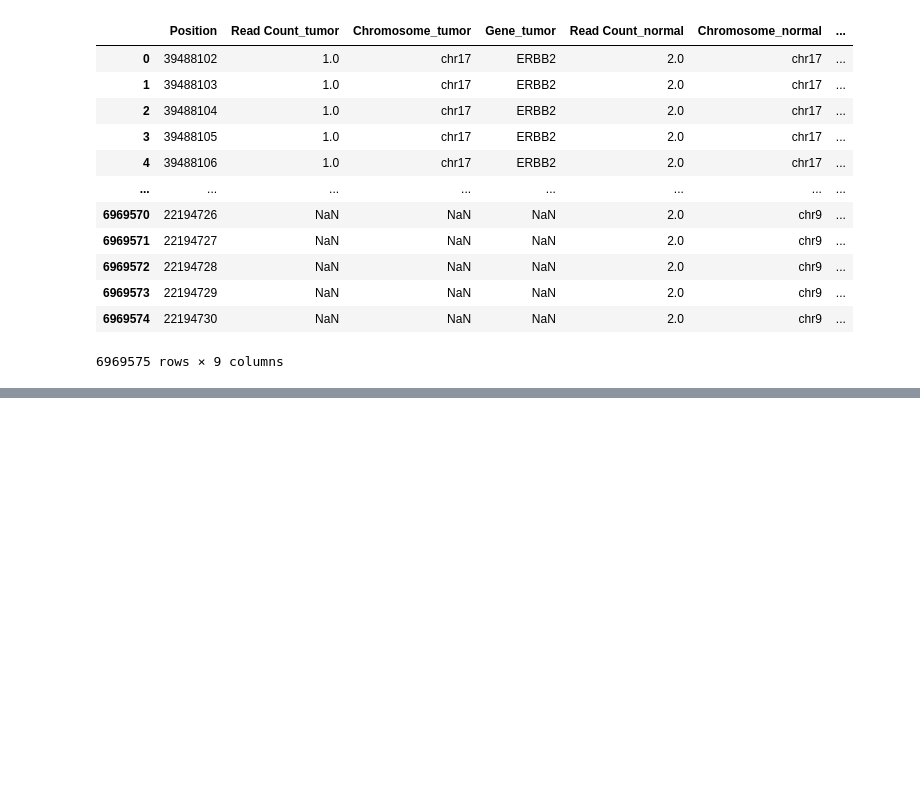
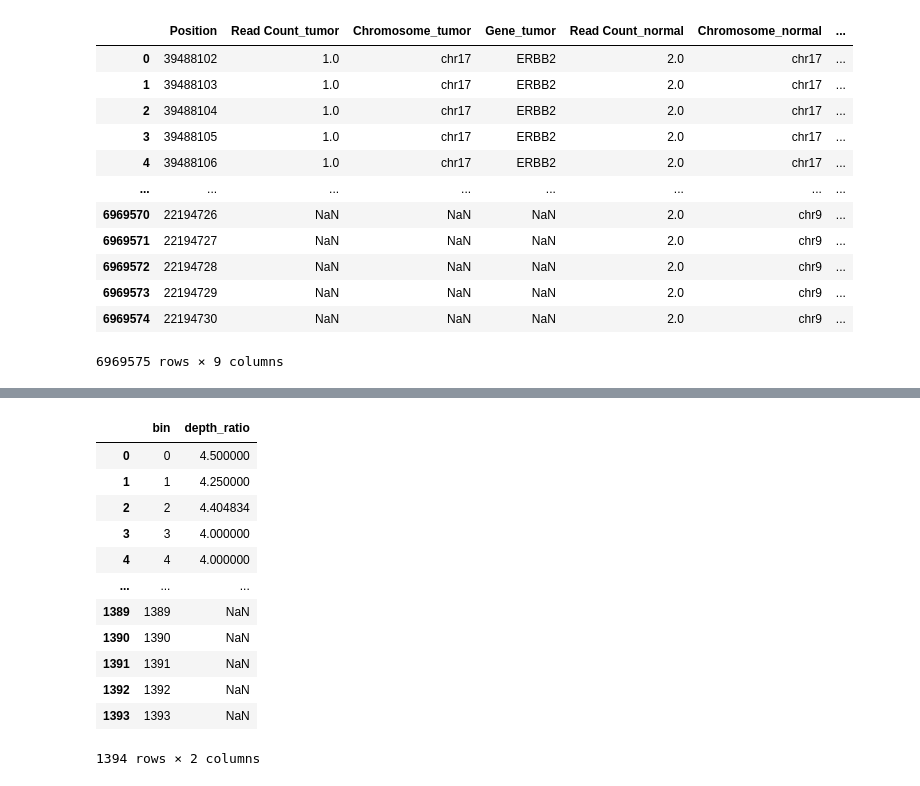
Before and after one commit to wwoskie/IBRE_Biohack_CNV, a Jupyter notebook: pysam.ipynb, the cells around one changed output, grey strips where cells are left out. Drawn from its saved outputs; the diff is of its cells as text; code cells hidden in the pictures; blank space fills up the shorter version.

```diff
--- a/pysam.ipynb
+++ b/pysam.ipynb
@@ -259,7 +259,7 @@ type(fetch_df[fetch_df['gene'] == target_gene]['start'].iloc[0])
 # %% [output]
 numpy.int64
 # %%
-bin_size = 4
+bin_size = 5000
 bins = np.concatenate([([i]*bin_size) for i in range(ceil(df_total.shape[0] / bin_size))], axis=0)[:df_total.shape[0]]
 df_total['bin'] = bins
 # %%
@@ -279,6 +279,4 @@ df_total
 | 6969574 | 22194730 | NaN | NaN | NaN | 2.0 | chr9 | ... |
 6969575 rows × 9 columns
 # %%
-for bin in bins:
-
-    df_total[df_total['bin'] == bin]['median_depth_ratio'] = df_total[df_total['bin'] == bin]['depth_ratio'].median()
+df_group = df_total[['Position', 'depth_ratio', 'bin']].groupby(['bin'])['depth_ratio'].median()
@@ -302,0 +299,17 @@ A value is try
+# %%
+df_group = df_group.reset_index()
+df_group
+# %% [output]
+|  | bin | depth_ratio |
+| 0 | 0 | 4.500000 |
+| 1 | 1 | 4.250000 |
+| 2 | 2 | 4.404834 |
+| 3 | 3 | 4.000000 |
+| 4 | 4 | 4.000000 |
+| ... | ... | ... |
+| 1389 | 1389 | NaN |
+| 1390 | 1390 | NaN |
+| 1391 | 1391 | NaN |
+| 1392 | 1392 | NaN |
+| 1393 | 1393 | NaN |
+1394 rows × 2 columns
```
Also changed, not shown: parts of 4 cells of this notebook.
